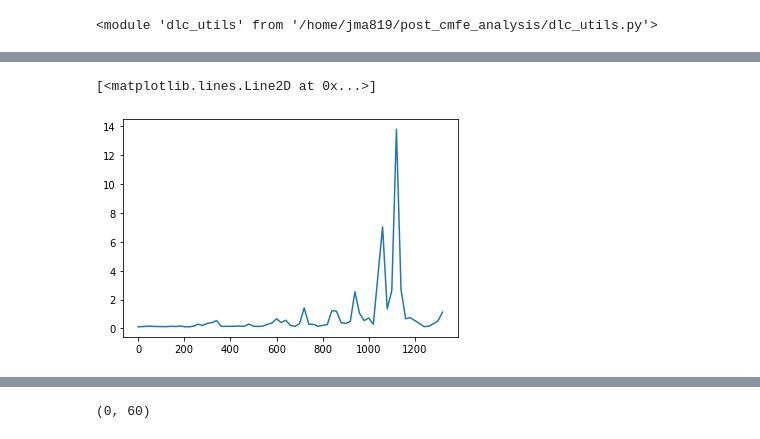
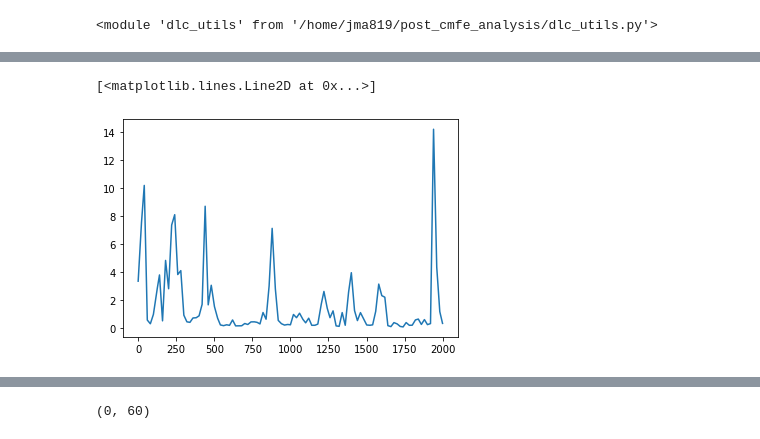
Before and after one commit to marburyvthesea/post_cnmfe_analysis, a Jupyter notebook: dlc_analysis/compile_dlc_output_v2.ipynb, the cells around one changed output, grey strips where cells are left out. Saved outputs shown, nothing was run; the diff lists cells and outputs as text; code cells hidden in the pictures.

```diff
--- a/dlc_analysis/compile_dlc_output_v2.ipynb
+++ b/dlc_analysis/compile_dlc_output_v2.ipynb
@@ -250,6 +312,7 @@ for folder in tqdm(experiment_folders):
 #velocities_for_smoothing
 # %%
 ## load results to plot examples of movement events from behavCam videos
-aligned_td = pd.read_csv('/projects/b1118/behaviorvideos/GRIN013_H13_M33_S54/GRIN013_H13_M33_S54_compiled_session_02112021.csv')
-interpolated = pd.read_csv('/projects/b1118/behaviorvideos/GRIN013_H13_M33_S54/GRIN013_H13_M33_S54_dlc_tracking_foranalysis_02112021.csv')
+session_compiled = pd.read_csv('/projects/b1118/behaviorvideos/GRIN012_H17_M46_S35/GRIN012_H17_M46_S35_compiled_session_02152021.csv')
+aligned_unsmoothed = pd.read_csv('/projects/b1118/behaviorvideos/GRIN012_H17_M46_S35/GRIN012_H17_M46_S35_dlc_tracking_foranalysis_unsmoothed_02152021.csv')
+interpolated = pd.read_csv('/projects/b1118/behaviorvideos/GRIN012_H17_M46_S35/GRIN012_H17_M46_S35_dlc_tracking_foranalysis_02152021.csv')
 # %%
@@ -260,5 +322,5 @@ plt.plot(interpolated_for_output['tail_base'])
 # %%
-plt.plot(interpolated['tail_base'])
+plt.plot(interpolated['tail_base'][0:2000])
 # %% [output]
 [<matplotlib.lines.Line2D at 0x...>]
-[figure, old version]
+[figure, new version]
```
Also changed, not shown: parts of 42 cells of this notebook, 2 other files.
